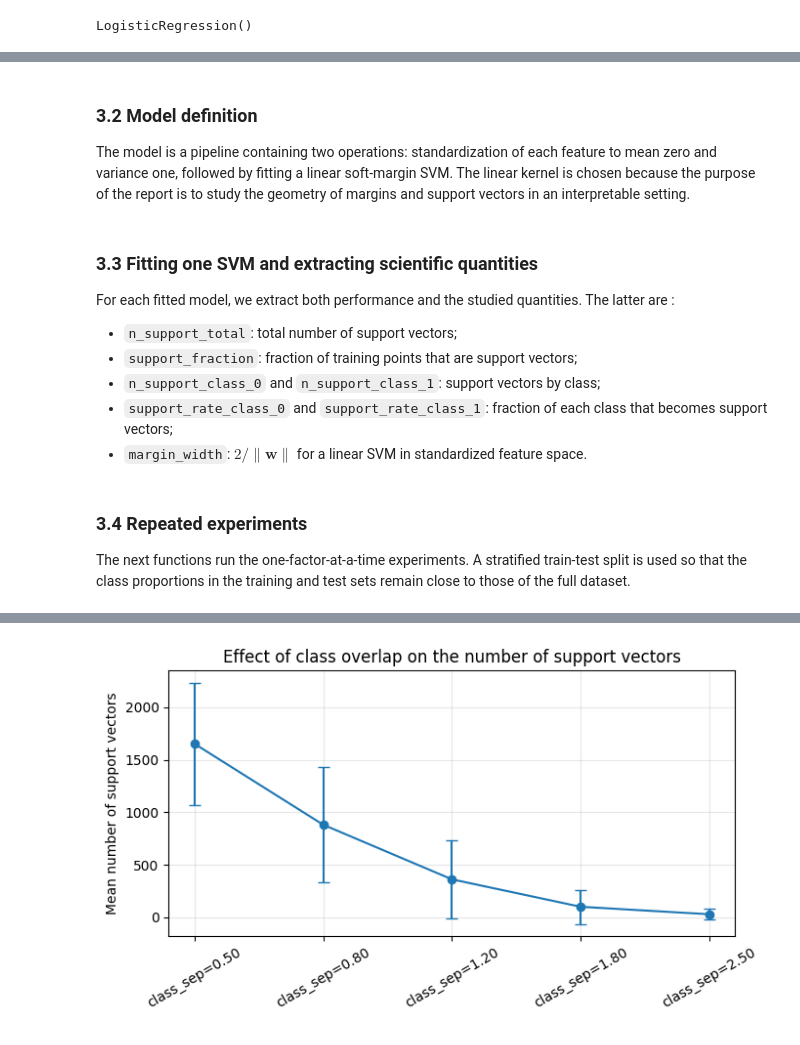
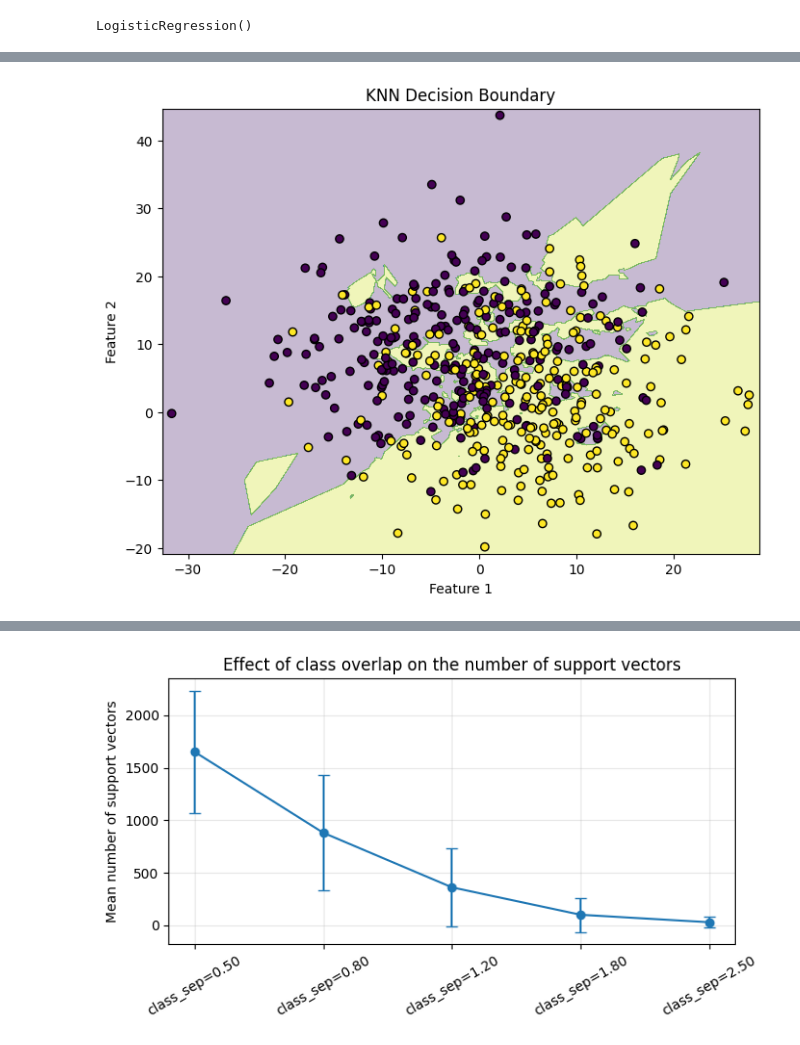
Before and after one commit to meryla/sfml-project, a Jupyter notebook: sfml.ipynb, the cells around one changed output, grey strips where cells are left out. Drawn from its saved outputs; the diff is of its cells as text; code cells hidden in the pictures.

```diff
--- a/sfml.ipynb
+++ b/sfml.ipynb
@@ -124,11 +200,16 @@ log_reg.fit(X_train_scaled, y_train)
 LogisticRegression()
 # %%
 ##################1️⃣RESEARCH Q11️⃣##########################
-# Create the Support Vector Machine model
+# Create the 🪩KNN🪩 model
 
-svm_model = SVC()
+knn_model = KNeighborsClassifier(
+    n_neighbors=5
+)
 
-# Train the SVM model
+# Train the KNN model
 
-svm_model.fit(X_train_scaled, y_train)
+knn_model.fit(
+    X_train_scaled,
+    y_train
+)
 # %% [output]
@@ -504,4 +303,0 @@ def make_dataset(n_samples, n_features, class_sep, class_weights, flip_y, random
-# %% [markdown]
-### 3.2 Model definition
-
-The model is a pipeline containing two operations: standardization of each feature to mean zero and variance one, followed by fitting a linear soft-margin SVM. The linear kernel is chosen because the purpose of the report is to study the geometry of margins and support vectors in an interpretable setting.
@@ -520,10 +303,0 @@ def classification_error(y_true, y_pred):
-# %% [markdown]
-### 3.3 Fitting one SVM and extracting scientific quantities
-
-For each fitted model, we extract both performance and the studied quantities. The latter are :
-
-- `n_support_total`: total number of support vectors;
-- `support_fraction`: fraction of training points that are support vectors;
-- `n_support_class_0` and `n_support_class_1`: support vectors by class;
-- `support_rate_class_0` and `support_rate_class_1`: fraction of each class that becomes support vectors;
-- `margin_width`: $2/\|\mathbf{w}\|$ for a linear SVM in standardized feature space.
@@ -573,4 +304,37 @@ def fit_and_extract_metrics(X_train, X_test, y_train, y_test, C=1.0):
-# %% [markdown]
-### 3.4 Repeated experiments
-
-The next functions run the one-factor-at-a-time experiments. A stratified train-test split is used so that the class proportions in the training and test sets remain close to those of the full dataset.
+# %%
+##################1️⃣RESEARCH Q11️⃣##########################
+# Predict values across the grid
+
+Z = knn_model.predict(
+    scaler.transform(
+        np.c_[xx.ravel(), yy.ravel()]
+    )
+)
+
+# Reshape predictions
+
+Z = Z.reshape(xx.shape)
+
+# Plot decision boundary
+
+plt.figure(figsize=(8,6))
+
+plt.contourf(xx, yy, Z, alpha=0.3)
+
+# Plot data points
+
+plt.scatter(
+    X[:,0],
+    X[:,1],
+    c=y,
+    edgecolors='k'
+)
+
+plt.title("KNN Decision Boundary")
+
+plt.xlabel("Feature 1")
+plt.ylabel("Feature 2")
+
+plt.show()
+# %% [output]
+[figure, added]
```
Also changed, not shown: parts of 75 cells of this notebook, 1 other file.
